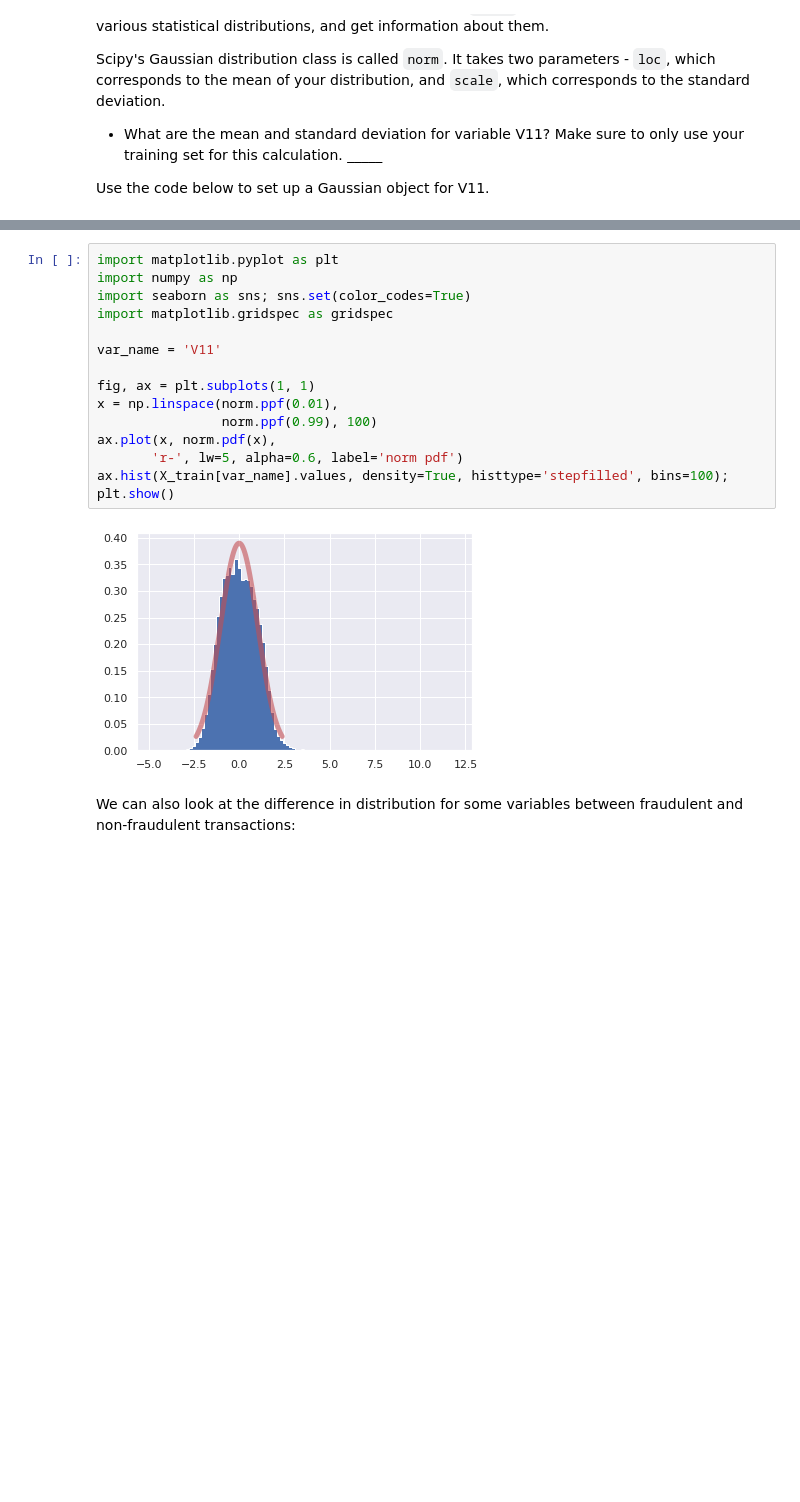
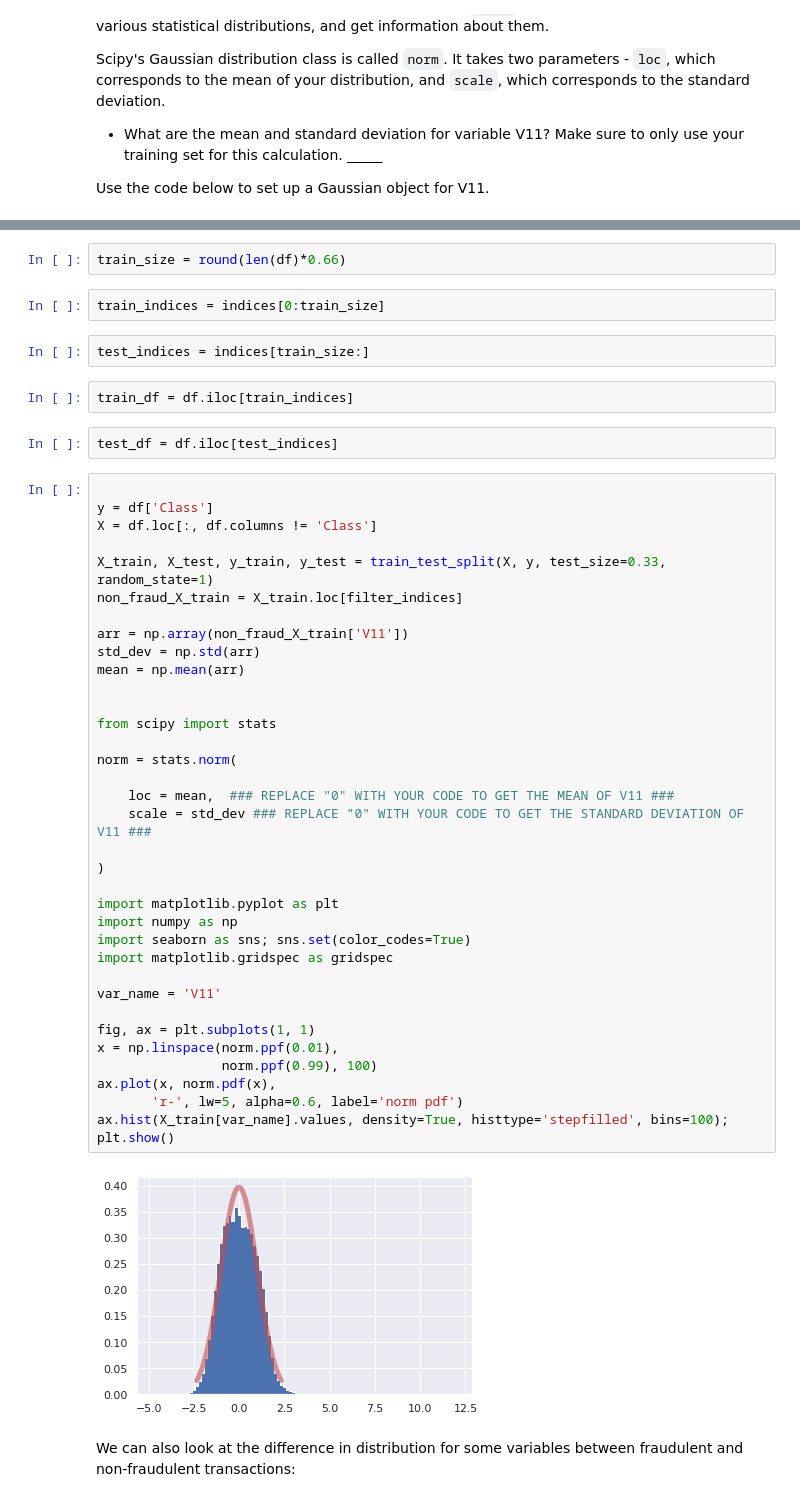
Before and after one commit to armandordorica/APS1070_Anomaly_Detection, a Jupyter notebook: APS1070_Project_2_part_2_only.ipynb, the cells around one changed output, grey strips where cells are left out. Drawn from its saved outputs; the diff is of its cells as text; blank space fills up the shorter version.

```diff
--- a/APS1070_Project_2_part_2_only.ipynb
+++ b/APS1070_Project_2_part_2_only.ipynb
@@ -93,20 +93,51 @@ norm = stats.norm(
+# %%
+train_size = round(len(df)*0.66)
+# %%
+train_indices = indices[0:train_size]
+# %%
+test_indices = indices[train_size:]
+# %%
+train_df = df.iloc[train_indices]
+# %%
+test_df = df.iloc[test_indices]
 # %%
+
+y = df['Class']
+X = df.loc[:, df.columns != 'Class']
+
+X_train, X_test, y_train, y_test = train_test_split(X, y, test_size=0.33, random_state=1)
+non_fraud_X_train = X_train.loc[filter_indices]
+
+arr = np.array(non_fraud_X_train['V11'])
+std_dev = np.std(arr)
+mean = np.mean(arr)
+
+
+from scipy import stats
+
+norm = stats.norm(
+
+    loc = mean,  ### REPLACE "0" WITH YOUR CODE TO GET THE MEAN OF V11 ###
+    scale = std_dev ### REPLACE "0" WITH YOUR CODE TO GET THE STANDARD DEVIATION OF V11 ###
+
+)
+
 import matplotlib.pyplot as plt
 import numpy as np
 import seaborn as sns; sns.set(color_codes=True)
 import matplotlib.gridspec as gridspec
 
 var_name = 'V11'
 
 fig, ax = plt.subplots(1, 1)
 x = np.linspace(norm.ppf(0.01),
                 norm.ppf(0.99), 100)
 ax.plot(x, norm.pdf(x),
        'r-', lw=5, alpha=0.6, label='norm pdf')
 ax.hist(X_train[var_name].values, density=True, histtype='stepfilled', bins=100);
 plt.show()
 # %% [output]
-[figure, old version]
+[figure, new version]
 # %% [markdown]
 We can also look at the difference in distribution for some variables between fraudulent and non-fraudulent transactions:
 # %%
```
Also changed, not shown: parts of 44 cells of this notebook.
